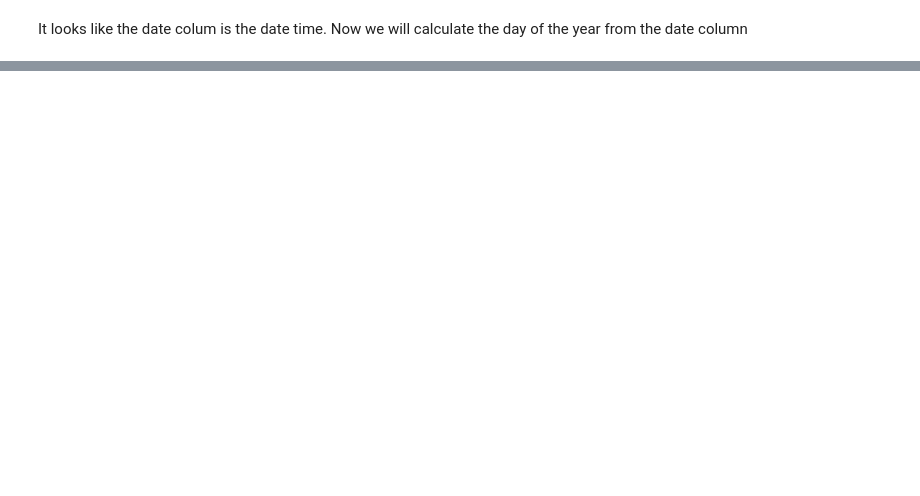
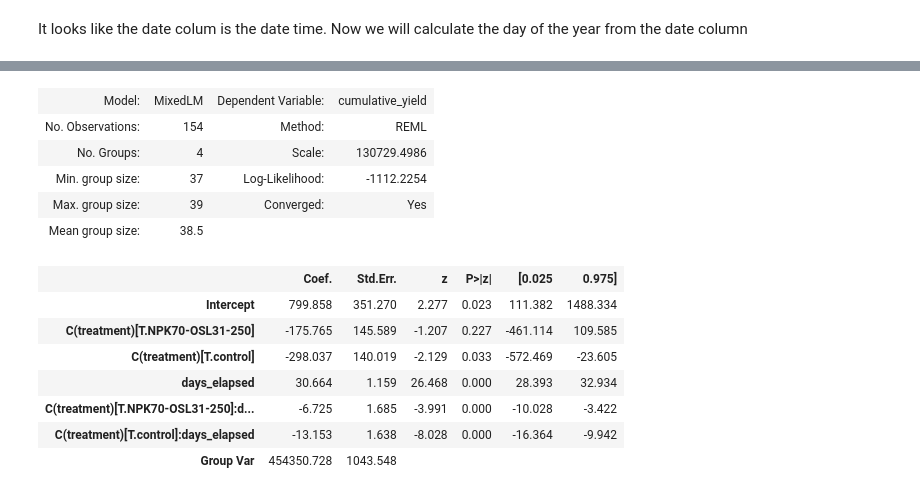
Before and after one commit to BBenyamini/tea_paper, a Jupyter notebook: notebook.ipynb, the cells around one changed output, grey strips where cells are left out. Drawn from its saved outputs; the diff is of its cells as text; code cells hidden in the pictures; blank space fills up the shorter version.

```diff
--- a/notebook.ipynb
+++ b/notebook.ipynb
@@ -156,0 +225,5 @@ plt.show()
+# %%
+# calculate cumulative yield for the rab data
+rab_cum_yield=rab_data.groupby(['days_elapsed', 'treatment','replicate'])['yield_kg_ha'].mean().reset_index()
+rab_cum_yield['cumulative_yield'] = rab_cum_yield.groupby(['treatment','replicate'])['yield_kg_ha'].cumsum()
+rab_cum_yield.head()
@@ -156,0 +250,11 @@ plt.show()
+# %%
+# plot lineplot for tea yield across treatments and over time
+sns.set_style('ticks')
+fig=plt.figure(figsize=[12, 8], tight_layout=True)
+selected=["control", "NPK70-OSL31-250","NPK50-OSL31-250"]
+sns.pointplot(data=rab_cum_yield[rab_cum_yield['treatment'].isin(selected)], x="days_elapsed",y="cumulative_yield", hue="treatment", palette='viridis', errorbar="se", capsize=0.3,err_kws={'linewidth': 0.83, 'alpha':1})
+plt.ylabel(" Fresh tea leaves [Kg ha$^{-1}$]", color='black', size=12, weight='bold')
+plt.xlabel("Days since the first harvest", color='black', size=12, weight='bold')
+plt.legend(loc='upper left', frameon=False, title='', fontsize=12, ncol=3)
+#plt.savefig("results/figures/RAB_tea_results_lineplot.png", dpi=600, bbox_inches='tight')
+plt.show();
@@ -156,0 +263,4 @@ plt.show()
+# %%
+# subset of the data for the fixed effects model
+rab_subset = rab_cum_yield[rab_cum_yield['treatment'].isin(selected)]
+rab_subset.head()
@@ -156,0 +274,28 @@ plt.show()
+# %%
+# looka at the impact of OSL and fertilizer reduction on the cumulative yield
+
+import statsmodels.formula.api as smf
+
+final_mixed_model = smf.mixedlm(
+    "cumulative_yield ~ C(treatment) * days_elapsed",
+    data=rab_subset,
+    groups=rab_subset["replicate"] # The 4 replicates are the groups
+)
+
+final_mixed_results = final_mixed_model.fit()
+final_mixed_results.summary()
+# %% [output]
+| Model: | MixedLM | Dependent Variable: | cumulative_yield |
+| No. Observations: | 154 | Method: | REML |
+| No. Groups: | 4 | Scale: | 130729.4986 |
+| Min. group size: | 37 | Log-Likelihood: | -1112.2254 |
+| Max. group size: | 39 | Converged: | Yes |
+| Mean group size: | 38.5 |  |  |
+|  | Coef. | Std.Err. | z | P>|z| | [0.025 | 0.975] |
+| Intercept | 799.858 | 351.270 | 2.277 | 0.023 | 111.382 | 1488.334 |
+| C(treatment)[T.NPK70-OSL31-250] | -175.765 | 145.589 | -1.207 | 0.227 | -461.114 | 109.585 |
+| C(treatment)[T.control] | -298.037 | 140.019 | -2.129 | 0.033 | -572.469 | -23.605 |
+| days_elapsed | 30.664 | 1.159 | 26.468 | 0.000 | 28.393 | 32.934 |
+| C(treatment)[T.NPK70-OSL31-250]:d... | -6.725 | 1.685 | -3.991 | 0.000 | -10.028 | -3.422 |
+| C(treatment)[T.control]:days_elapsed | -13.153 | 1.638 | -8.028 | 0.000 | -16.364 | -9.942 |
+| Group Var | 454350.728 | 1043.548 |  |  |  |  |
```
Also changed, not shown: parts of 19 cells of this notebook, 4 other files.
